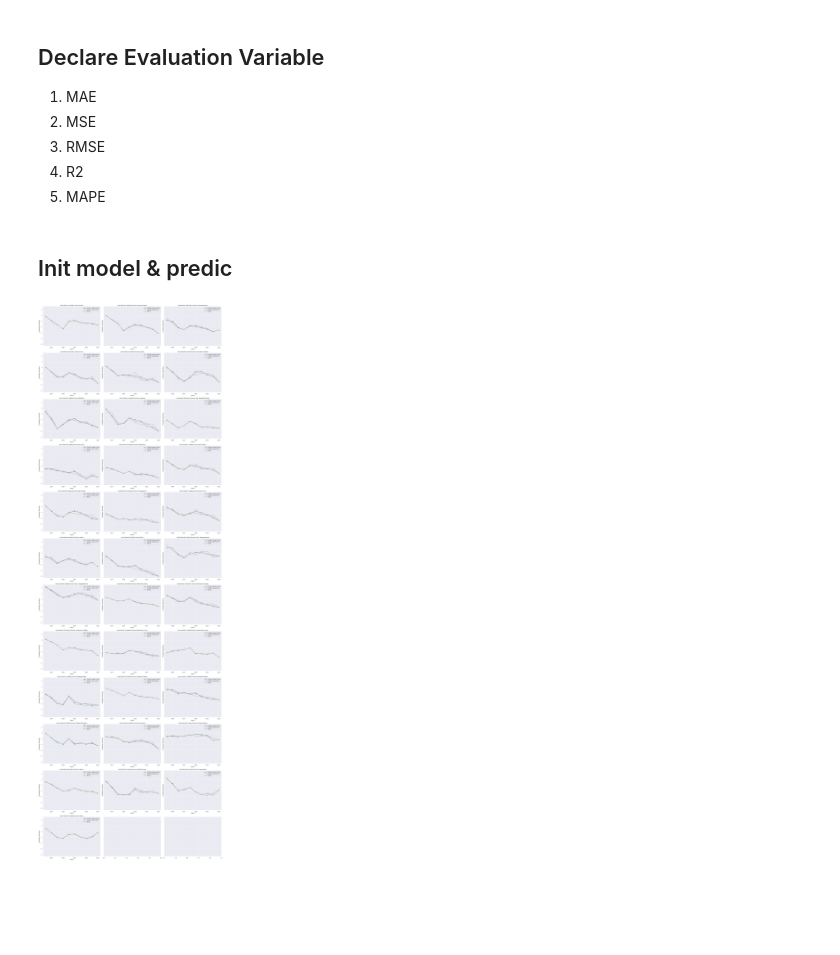
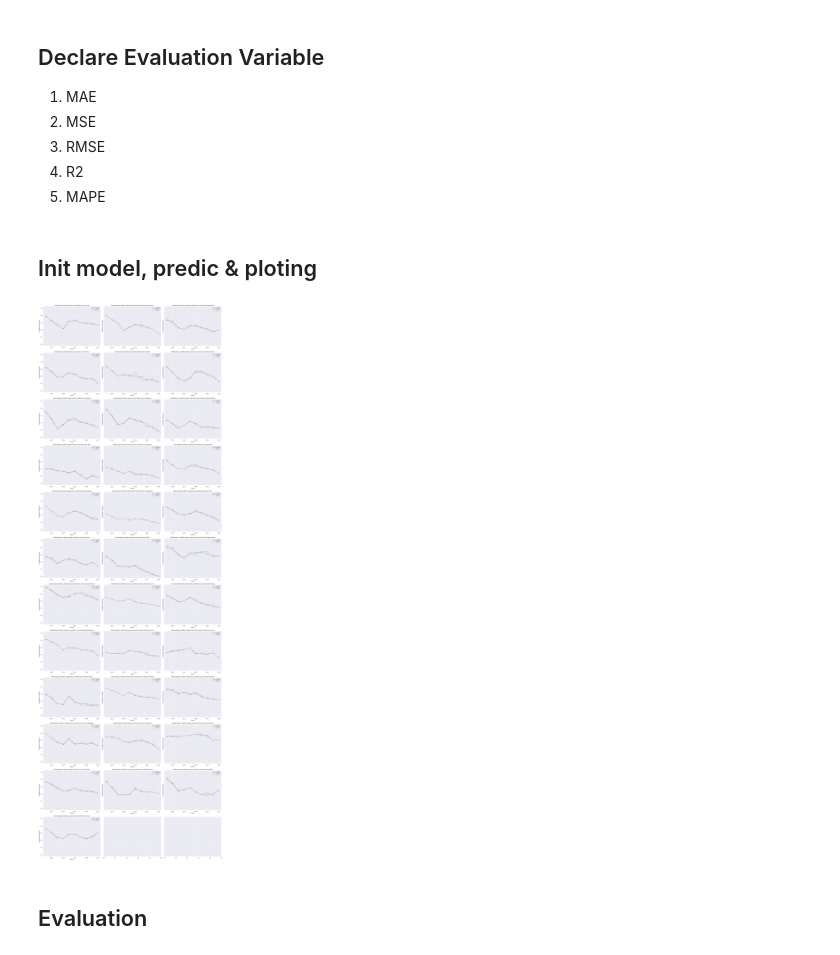
Before and after one commit to habib-roy/google-colab-source-code, a Jupyter notebook: Prediksi_Prevalensi_Stunting_menggunakan_OLS_Regresi.ipynb, the cells around one changed output. Cells and saved outputs as stored; diff of their text form; code cells hidden in the pictures; blank space fills up the shorter version.

```diff
--- a/Prediksi_Prevalensi_Stunting_menggunakan_OLS_Regresi.ipynb
+++ b/Prediksi_Prevalensi_Stunting_menggunakan_OLS_Regresi.ipynb
@@ -642,14 +646,13 @@ RMSE_Without_Year = []
 R2_Without_Year = []
 MAPE_Without_Year = []
 # %% [markdown]
-## Init model & predic
+## Init model, predic & ploting
 # %%
 from statsmodels.formula.api import ols
 import numpy as np
 # %%
 # convert data list to dataframe
-dataProvinsiWithYear = pd.DataFrame(dataTerskala, columns=['target', 'wilayah', 'tahun', 'x1', 'x2', 'x3', 'x4', 'x5', 'x6'])
-dataProvinsiWithoutYear = pd.DataFrame(dataTerskala[:,[0,1,3,4,5,6,7,8]], columns=['target', 'wilayah', 'x1', 'x2', 'x3', 'x4', 'x5', 'x6'])
+dataProvinsiWithYear = pd.DataFrame(dataTerskalaMM, columns=['target', 'wilayah', 'tahun', 'x1', 'x2', 'x3', 'x4', 'x5', 'x6'])
 
 # ploting
 plotCol = 0
@@ -663,11 +666,10 @@ for i in datasetProvinsi.index:
   #############
 
   # filter data by provinsi
-  dataProvinsiSpesifikWithYear = dataProvinsiWithYear.loc[scaler_SS.inverse_transform(dataProvinsiWithYear)[:,1] == (i + 1)]
+  dataProvinsiSpesifikWithYear = dataProvinsiWithYear.loc[np.rint(scaler_MM.inverse_transform(dataProvinsiWithYear)[:,1]) == (i + 1)]
   dataProvinsiSpesifikWithYear.reset_index(drop=True, inplace=True)
   dataTerskala_Y = dataProvinsiSpesifikWithYear['target']
   dataTerskala_X_With_Tahun = dataProvinsiSpesifikWithYear[['wilayah', 'tahun', 'x1', 'x2', 'x3', 'x4', 'x5', 'x6']]
-  dataTerskala_X_Without_Tahun = dataProvinsiSpesifikWithYear[['wilayah', 'x1', 'x2', 'x3', 'x4', 'x5', 'x6']]
 
   # init model
   olsRegWithYear = ols(formula='target ~ wilayah + tahun + x1 + x2 + x3 + x4 + x5 + x6', data=dataProvinsiSpesifikWithYear)
@@ -677,66 +679,38 @@ for i in datasetProvinsi.index:
   olsRegWithYear_pred = modelOls.predict(pd.DataFrame(dataTerskala_X_With_Tahun, columns=['wilayah', 'tahun', 'x1', 'x2', 'x3', 'x4', 'x5', 'x6']))
 
   # evaluate model
   olsRegWithYear_MAE = mean_absolute_error(dataTerskala_Y, olsRegWithYear_pred)
   olsRegWithYear_MSE = mean_squared_error(dataTerskala_Y, olsRegWithYear_pred)
   olsRegWithYear_RMSE = mean_squared_error(dataTerskala_Y, olsRegWithYear_pred, squared=False)
   olsRegWithYear_R2 = r2_score(dataTerskala_Y, olsRegWithYear_pred)
   olsRegWithYear_MAPE = mean_absolute_percentage_error(dataTerskala_Y, olsRegWithYear_pred)
 
   # push merge evaluate value
   Provinsi.append(datasetProvinsi['provinsi'][i])
   MAE_With_Year.append(olsRegWithYear_MAE)
   MSE_With_Year.append(olsRegWithYear_MSE)
   RMSE_With_Year.append(olsRegWithYear_RMSE)
   R2_With_Year.append(olsRegWithYear_R2)
   MAPE_With_Year.append(olsRegWithYear_MAPE)
 
-  ################
-  # without year #
-  ################
-
-  # filter data by provinsi
-  dataProvinsiSpesifikWithoutYear = dataProvinsiWithoutYear.loc[scaler_SS_Without_Year.inverse_transform(dataProvinsiWithoutYear)[:,1] == (i + 1)]
-  dataProvinsiSpesifikWithoutYear.reset_index(drop=True, inplace=True)
-
-  # init model
-  olsRegWithoutYear = ols(formula='target ~ wilayah + x1 + x2 + x3 + x4 + x5 + x6', data=dataProvinsiSpesifikWithoutYear)
-  modelOlsWithoutYear = olsRegWithoutYear.fit()
-
-  # predict with learned model without year
-  olsRegWithoutYear_pred = modelOlsWithoutYear.predict(pd.DataFrame(dataTerskala_X_Without_Tahun, columns=['wilayah', 'x1', 'x2', 'x3', 'x4', 'x5', 'x6']))
-
-  # evaluate model
-  olsRegWithoutYear_MAE = mean_absolute_error(dataTerskala_Y, olsRegWithoutYear_pred)
-  olsRegWithoutYear_MSE = mean_squared_error(dataTerskala_Y, olsRegWithoutYear_pred)
-  olsRegWithoutYear_RMSE = mean_squared_error(dataTerskala_Y, olsRegWithoutYear_pred, squared=False)
-  olsRegWithoutYear_R2 = r2_score(dataTerskala_Y, olsRegWithoutYear_pred)
-  olsRegWithoutYear_MAPE = mean_absolute_percentage_error(dataTerskala_Y, olsRegWithoutYear_pred)
-
-  # push merge evaluate value
-  MAE_Without_Year.append(olsRegWithoutYear_MAE)
-  MSE_Without_Year.append(olsRegWithoutYear_MSE)
-  RMSE_Without_Year.append(olsRegWithoutYear_RMSE)
-  R2_Without_Year.append(olsRegWithoutYear_R2)
-  MAPE_Without_Year.append(olsRegWithoutYear_MAPE)
-
   # ploting
   plotRow = np.floor(i / nCol).astype(int)
   plotCol = plotCol if (plotCol < nCol) else 0
 
   axs[plotRow, plotCol].plot(tahun, olsRegWithYear_pred, marker='o')
-  axs[plotRow, plotCol].plot(tahun, olsRegWithoutYear_pred, marker='+')
   axs[plotRow, plotCol].plot(tahun, dataTerskala_Y,  marker='x')
 
   axs[plotRow, plotCol].set_xlabel('Tahun')
   axs[plotRow, plotCol].set_ylabel('Prevalensi Stunting')
 
-  axs[plotRow, plotCol].set_title(f"Hasil Aktual & Prediksi Provinsi {datasetProvinsi['provinsi'][i]}")
-  axs[plotRow, plotCol].legend(['Prediksi dengan tahun', 'Prediksi tanpa tahun', 'Aktual']);
+  axs[plotRow, plotCol].set_title(f"Perbandingan Prediksi dengan Aktual data Provinsi {datasetProvinsi['provinsi'][i]}")
+  axs[plotRow, plotCol].legend(['Prediksi', 'Aktual']);
 
   plotCol += 1
 # %% [output]
-[figure, old version]
+[figure, new version]
+# %% [markdown]
+## Evaluation
 # %%
 # dictionary of lists
 dict = {
```
Also changed, not shown: parts of 12 cells of this notebook.
